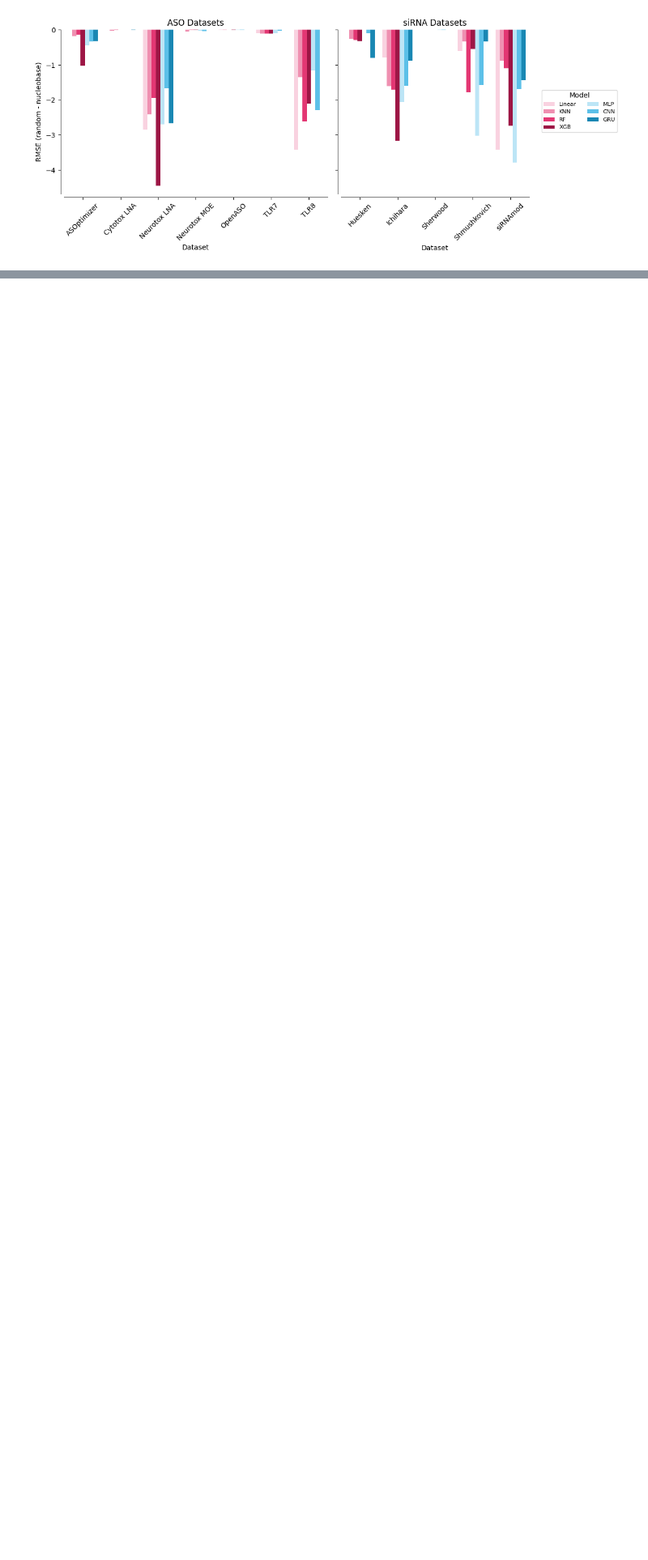
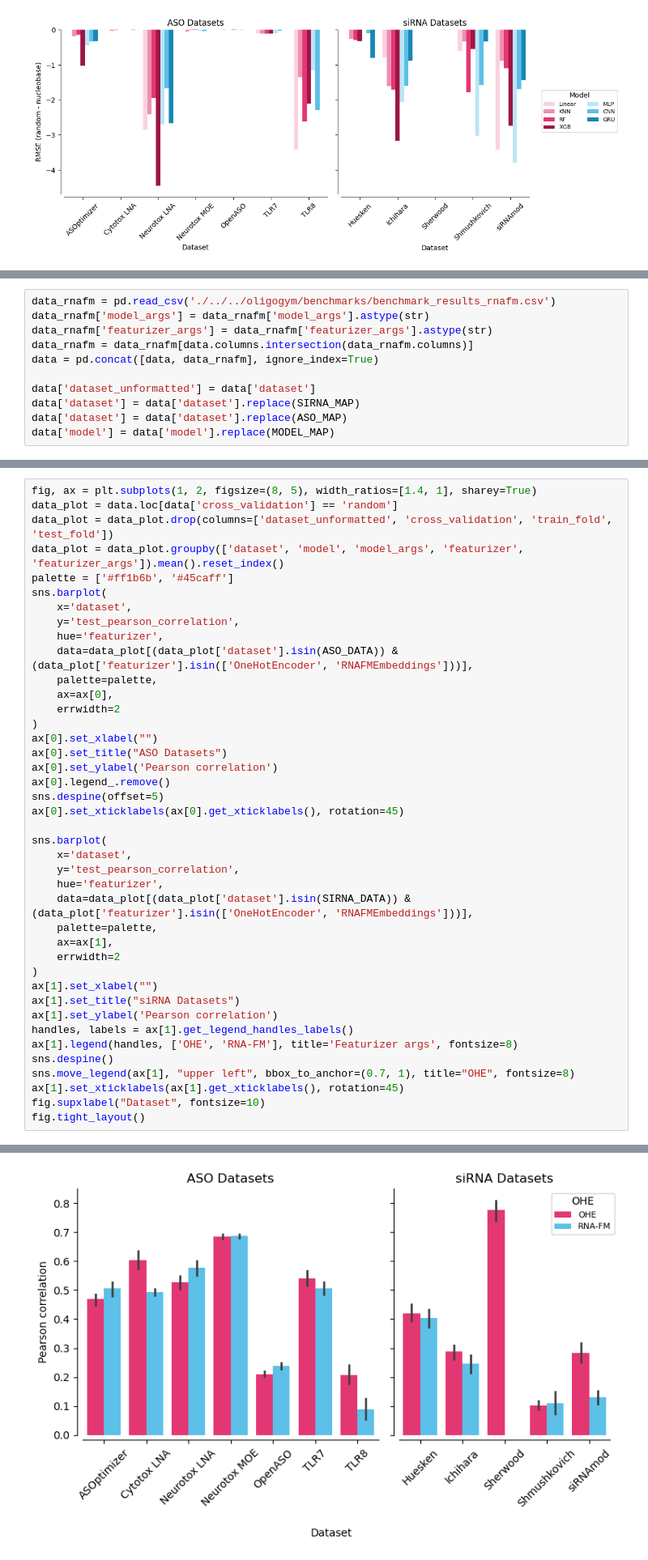
Before and after one commit to Roche/OligoGym, a Jupyter notebook: benchmarks/Analysis.ipynb, the cells around one changed output, grey strips where cells are left out. Shown at 81% size. Drawn from its saved outputs; the diff is of its cells as text; blank space fills up the shorter version.

```diff
--- a/benchmarks/Analysis.ipynb
+++ b/benchmarks/Analysis.ipynb
@@ -1375,0 +1572,11 @@ The `errwidth` parameter is deprecated. And will be removed in v0.15.0. Pass `er
+# %%
+data_rnafm = pd.read_csv('./../../oligogym/benchmarks/benchmark_results_rnafm.csv')
+data_rnafm['model_args'] = data_rnafm['model_args'].astype(str)
+data_rnafm['featurizer_args'] = data_rnafm['featurizer_args'].astype(str)
+data_rnafm = data_rnafm[data.columns.intersection(data_rnafm.columns)]
+data = pd.concat([data, data_rnafm], ignore_index=True)
+
+data['dataset_unformatted'] = data['dataset']
+data['dataset'] = data['dataset'].replace(SIRNA_MAP)
+data['dataset'] = data['dataset'].replace(ASO_MAP)
+data['model'] = data['model'].replace(MODEL_MAP)
@@ -1375,0 +1701,42 @@ The `errwidth` parameter is deprecated. And will be removed in v0.15.0. Pass `er
+# %%
+fig, ax = plt.subplots(1, 2, figsize=(8, 5), width_ratios=[1.4, 1], sharey=True)
+data_plot = data.loc[data['cross_validation'] == 'random']
+data_plot = data_plot.drop(columns=['dataset_unformatted', 'cross_validation', 'train_fold', 'test_fold'])
+data_plot = data_plot.groupby(['dataset', 'model', 'model_args', 'featurizer', 'featurizer_args']).mean().reset_index()
+palette = ['#ff1b6b', '#45caff']
+sns.barplot(
+    x='dataset',
+    y='test_pearson_correlation',
+    hue='featurizer',
+    data=data_plot[(data_plot['dataset'].isin(ASO_DATA)) & (data_plot['featurizer'].isin(['OneHotEncoder', 'RNAFMEmbeddings']))],
+    palette=palette,
+    ax=ax[0],
+    errwidth=2
+)
+ax[0].set_xlabel("")
+ax[0].set_title("ASO Datasets")
+ax[0].set_ylabel('Pearson correlation')
+ax[0].legend_.remove()
+sns.despine(offset=5)
+ax[0].set_xticklabels(ax[0].get_xticklabels(), rotation=45)
+
+sns.barplot(
+    x='dataset',
+    y='test_pearson_correlation',
+    hue='featurizer',
+    data=data_plot[(data_plot['dataset'].isin(SIRNA_DATA)) & (data_plot['featurizer'].isin(['OneHotEncoder', 'RNAFMEmbeddings']))],
+    palette=palette,
+    ax=ax[1],
+    errwidth=2
+)
+ax[1].set_xlabel("")
+ax[1].set_title("siRNA Datasets")
+ax[1].set_ylabel('Pearson correlation')
+handles, labels = ax[1].get_legend_handles_labels()
+ax[1].legend(handles, ['OHE', 'RNA-FM'], title='Featurizer args', fontsize=8)
+sns.despine()
+sns.move_legend(ax[1], "upper left", bbox_to_anchor=(0.7, 1), title="OHE", fontsize=8)
+ax[1].set_xticklabels(ax[1].get_xticklabels(), rotation=45)
+fig.supxlabel("Dataset", fontsize=10)
+fig.tight_layout()
+# %% [output]
@@ -1375,0 +1750 @@ The `errwidth` parameter is deprecated. And will be removed in v0.15.0. Pass `er
+[figure, added]
```
Also changed, not shown: parts of 34 cells of this notebook, 4 other files.
